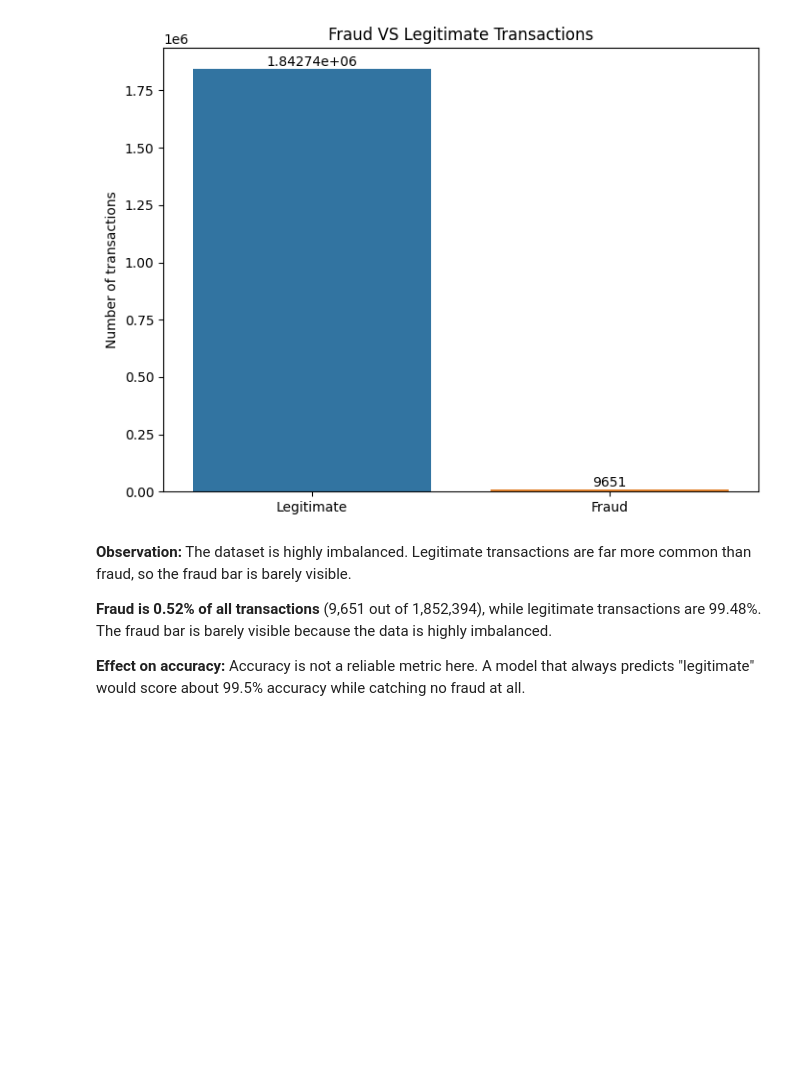
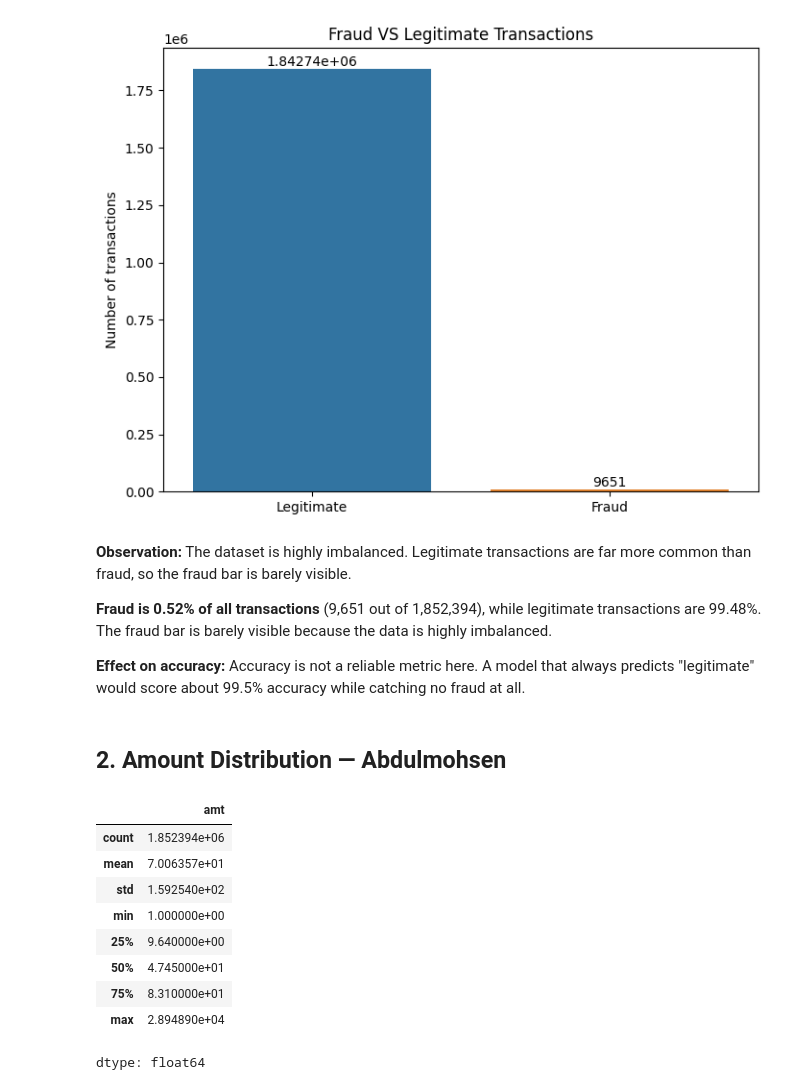
Before and after one commit to DhaiHamoud/Fraud-Detection-in-the-Financial-Transaction-Market, a Jupyter notebook: notebooks/02_eda.ipynb, the cells around one changed output. Saved outputs shown, nothing was run; the diff lists cells and outputs as text; code cells hidden in the pictures; blank space fills up the shorter version.

```diff
--- a/notebooks/02_eda.ipynb
+++ b/notebooks/02_eda.ipynb
@@ -49,3 +49,19 @@ plt.xlabel("");
 **Fraud is 0.52% of all transactions** (9,651 out of 1,852,394), while legitimate transactions are 99.48%. The fraud bar is barely visible because the data is highly imbalanced.
 
 **Effect on accuracy:** Accuracy is not a reliable metric here. A model that always predicts "legitimate" would score about 99.5% accuracy while catching no fraud at all.
+# %% [markdown]
+## 2. Amount Distribution — Abdulmohsen
+# %%
+#Summary statistics for transaction amounts
+df['amt'].describe()
+# %% [output]
+|  | amt |
+| count | 1.852394e+06 |
+| mean | 7.006357e+01 |
+| std | 1.592540e+02 |
+| min | 1.000000e+00 |
+| 25% | 9.640000e+00 |
+| 50% | 4.745000e+01 |
+| 75% | 8.310000e+01 |
+| max | 2.894890e+04 |
+dtype: float64
```
Also changed, not shown: parts of 6 cells of this notebook.
